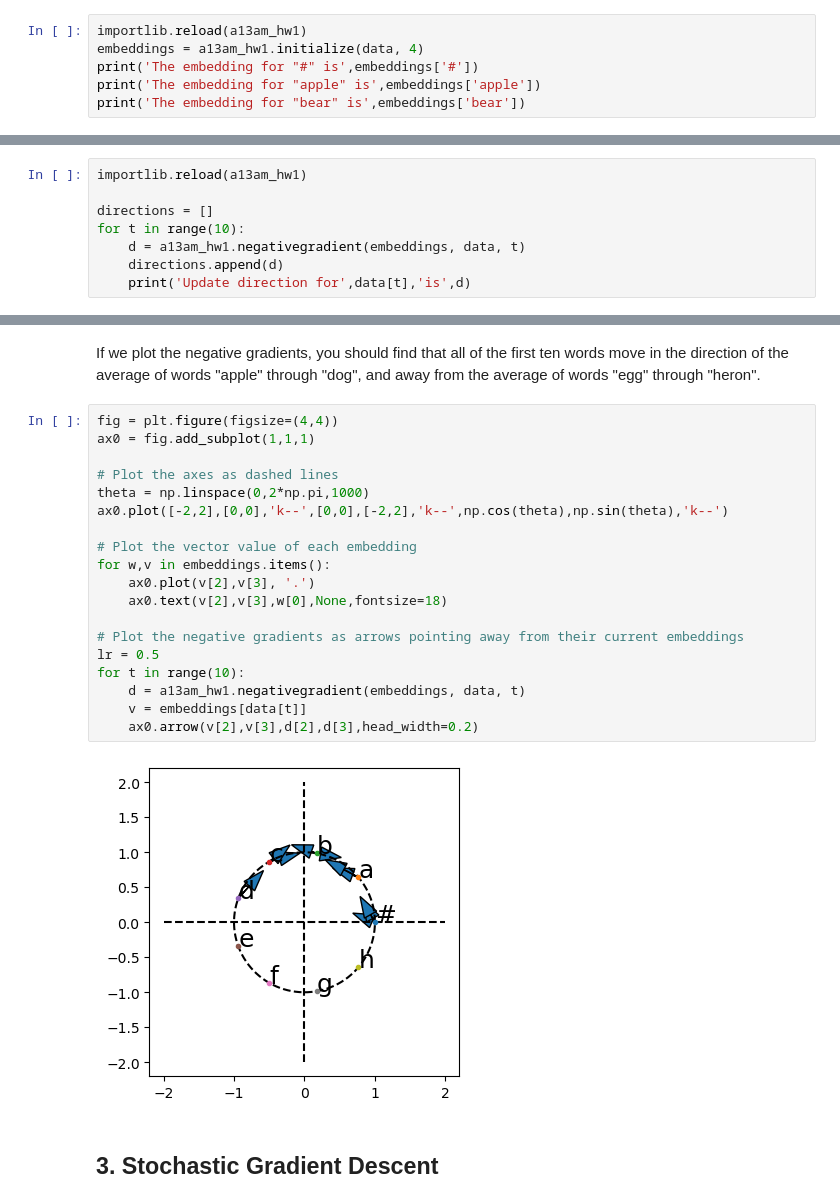
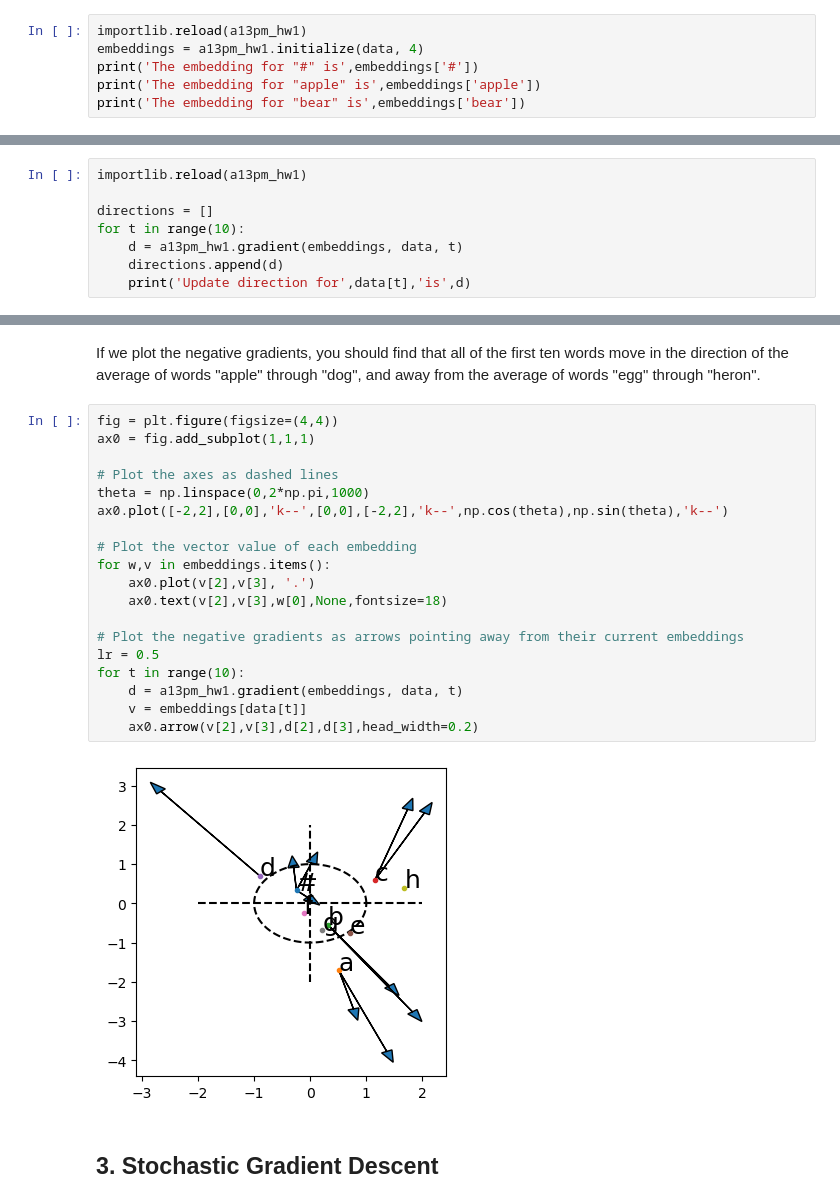
Before and after one commit to jhasegaw/hands_on_ai_for_science, a Jupyter notebook: lectures/a13pm_word2vec.ipynb, the cells around one changed output, grey strips where cells are left out. Drawn from its saved outputs; the diff is of its cells as text.

```diff
--- a/lectures/a13pm_word2vec.ipynb
+++ b/lectures/a13pm_word2vec.ipynb
@@ -69,8 +70,8 @@ print("The data are",data)
 # %% [output]
 The data are ['#', '#', '#', 'apple', 'bear', 'cat', 'dog', 'apple', 'bear', 'cat', 'dog', 'apple', 'bear', 'cat', 'dog', 'apple', 'bear', 'cat', 'dog', '#', '#', '#', 'egg', 'fox', 'goat', 'heron', ' ...
 # %%
-importlib.reload(a13am_hw1)
-embeddings = a13am_hw1.initialize(data, 4)
+importlib.reload(a13pm_hw1)
+embeddings = a13pm_hw1.initialize(data, 4)
 print('The embedding for "#" is',embeddings['#'])
 print('The embedding for "apple" is',embeddings['apple'])
 print('The embedding for "bear" is',embeddings['bear'])
@@ -162,11 +162,11 @@ negativegradient(embedding, data, t)
 # %% [markdown]
 Try revising the function `negativegradient`, and then calculate the negative gradients for a few of the different words in the training data.  Notice that the negative gradient for different tokens of any given word might be different, depending on the context:
 # %%
-importlib.reload(a13am_hw1)
+importlib.reload(a13pm_hw1)
 
 directions = []
 for t in range(10):
-    d = a13am_hw1.negativegradient(embeddings, data, t)
+    d = a13pm_hw1.gradient(embeddings, data, t)
     directions.append(d)
     print('Update direction for',data[t],'is',d)
 # %% [output]
@@ -185,24 +185,24 @@ If we plot the negative gradients, you should find that all of the first ten wor
 # %%
 fig = plt.figure(figsize=(4,4))
 ax0 = fig.add_subplot(1,1,1)
 
 # Plot the axes as dashed lines
 theta = np.linspace(0,2*np.pi,1000)
 ax0.plot([-2,2],[0,0],'k--',[0,0],[-2,2],'k--',np.cos(theta),np.sin(theta),'k--')
 
 # Plot the vector value of each embedding
 for w,v in embeddings.items():
     ax0.plot(v[2],v[3], '.')
     ax0.text(v[2],v[3],w[0],None,fontsize=18)
 
 # Plot the negative gradients as arrows pointing away from their current embeddings
 lr = 0.5
 for t in range(10):
-    d = a13am_hw1.negativegradient(embeddings, data, t)
+    d = a13pm_hw1.gradient(embeddings, data, t)
     v = embeddings[data[t]]
     ax0.arrow(v[2],v[3],d[2],d[3],head_width=0.2)
 # %% [output]
-[figure, old version]
+[figure, new version]
 # %% [markdown]
 ## 3. Stochastic Gradient Descent
 # %% [markdown]
```
Also changed, not shown: parts of 8 cells of this notebook, 3 other files.
